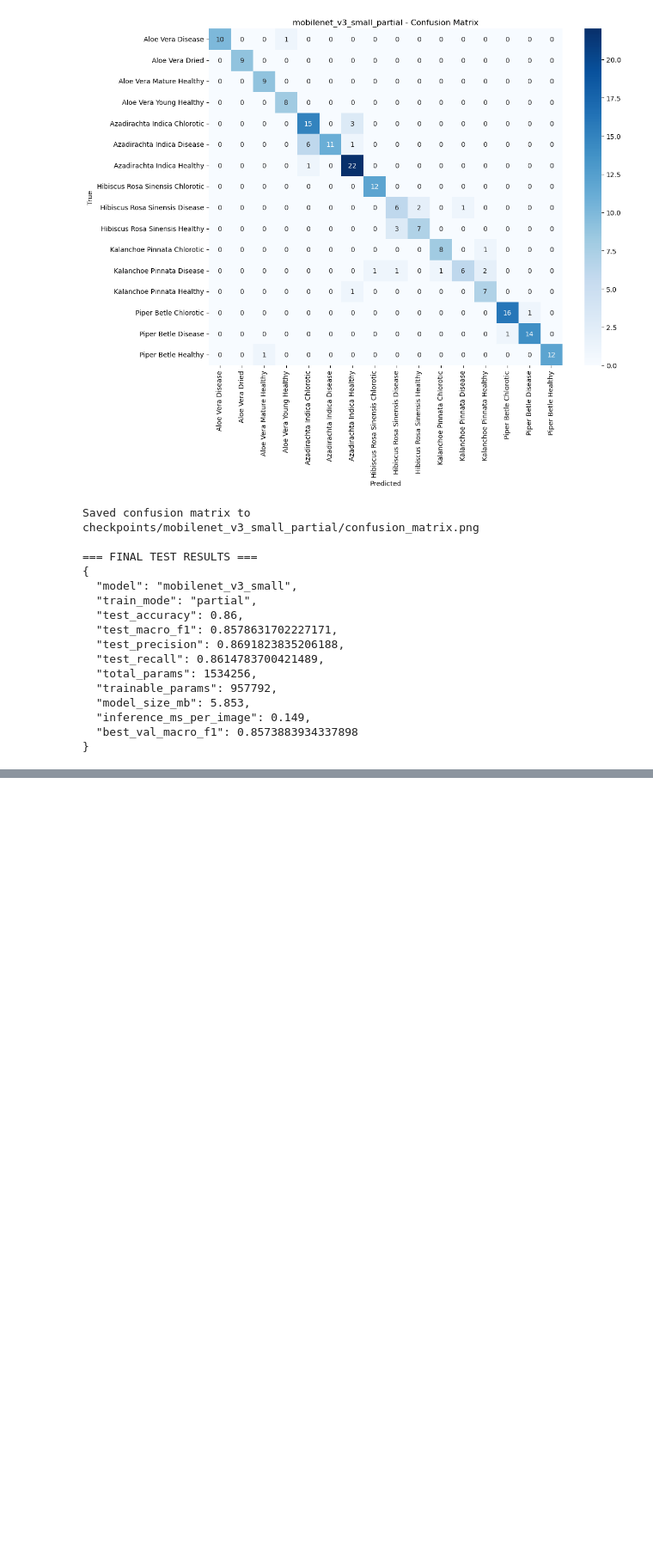
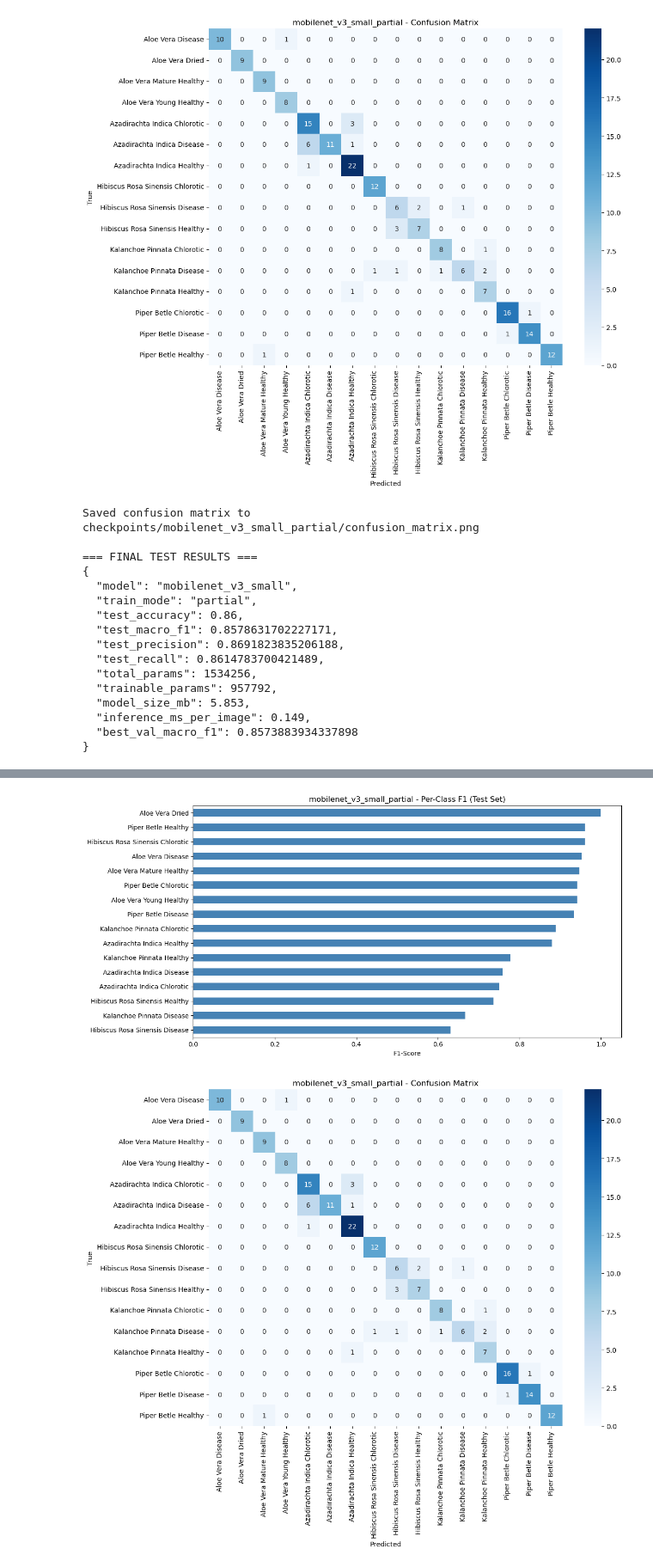
Before and after one commit to smnafimniloy/cvpr_final, a Jupyter notebook: baseline-mobileV3-Partial.ipynb, the cells around one changed output, grey strips where cells are left out. Shown at 86% size. Cells and saved outputs as stored; diff of their text form; code cells hidden in the pictures; blank space fills up the shorter version.

Commit message:
mV3-full and all result section updated

```diff
--- a/baseline-mobileV3-Partial.ipynb
+++ b/baseline-mobileV3-Partial.ipynb
@@ -467,0 +565,68 @@ Saved confusion matrix to checkpoints/mobilenet_v3_small_partial/confusion_matri
+# %%
+# ============================================================
+# PER-CLASS RESULTS (from standalone prediction run)
+# ============================================================
+from sklearn.metrics import classification_report, confusion_matrix
+import matplotlib.pyplot as plt
+import seaborn as sns
+
+y_true = pred_log_df["true_class"]
+y_pred = pred_log_df["predicted_class"]
+
+# per-class precision/recall/f1
+report_dict = classification_report(y_true, y_pred, labels=class_names, target_names=class_names, output_dict=True, zero_division=0)
+report_df = pd.DataFrame(report_dict).transpose().round(4)
+print("=== PER-CLASS RESULTS (Test Set) ===")
+print(report_df)
+
+report_csv_path = os.path.join(SAVE_DIR, "per_class_report.csv")
+report_df.to_csv(report_csv_path)
+print(f"Saved per-class report to {report_csv_path}")
+
+# per-class F1 bar chart
+per_class_f1 = report_df.iloc[:len(class_names)]["f1-score"]
+plt.figure(figsize=(12, 6))
+per_class_f1.sort_values().plot(kind="barh", color="steelblue")
+plt.xlabel("F1-Score")
+plt.title(f"{RUN_TAG} - Per-Class F1 (Test Set)")
+plt.tight_layout()
+plt.savefig(os.path.join(SAVE_DIR, "per_class_f1.png"), dpi=300)
+plt.show()
+
+# confusion matrix
+cm = confusion_matrix(y_true, y_pred, labels=class_names)
+plt.figure(figsize=(12, 10))
+sns.heatmap(cm, annot=True, fmt="d", cmap="Blues", xticklabels=class_names, yticklabels=class_names)
+plt.xlabel("Predicted"); plt.ylabel("True")
+plt.title(f"{RUN_TAG} - Confusion Matrix")
+plt.xticks(rotation=90); plt.yticks(rotation=0)
+plt.tight_layout()
+plt.savefig(os.path.join(SAVE_DIR, "confusion_matrix.png"), dpi=300)
+plt.show()
+
+# top misclassification per class
+print("\n=== TOP MISCLASSIFICATIONS PER CLASS ===")
+misclass_rows = []
+for i, true_cls in enumerate(class_names):
+    row = cm[i].copy()
+    correct = row[i]
+    row[i] = 0
+    total = cm[i].sum()
+    if row.sum() > 0:
+        top_idx = row.argmax()
+        misclass_rows.append({
+            "true_class": true_cls, "correct_predictions": correct, "total_samples": total,
+            "most_confused_with": class_names[top_idx], "confused_count": row[top_idx],
+        })
+        print(f"{true_cls}: {correct}/{total} correct | most confused with '{class_names[top_idx]}' ({row[top_idx]} times)")
+    else:
+        misclass_rows.append({
+            "true_class": true_cls, "correct_predictions": correct, "total_samples": total,
+            "most_confused_with": "None (perfect)", "confused_count": 0,
+        })
+        print(f"{true_cls}: {correct}/{total} correct | no misclassifications")
+
+misclass_df = pd.DataFrame(misclass_rows)
+misclass_df.to_csv(os.path.join(SAVE_DIR, "misclassification_summary.csv"), index=False)
+print(f"\nSaved misclassification summary to {os.path.join(SAVE_DIR, 'misclassification_summary.csv')}")
+# %% [output]
@@ -467,0 +650,2 @@ Saved confusion matrix to checkpoints/mobilenet_v3_small_partial/confusion_matri
+[figure, added]
+[figure, added]
```
Also changed, not shown: parts of 2 cells of this notebook, 24 other files.
